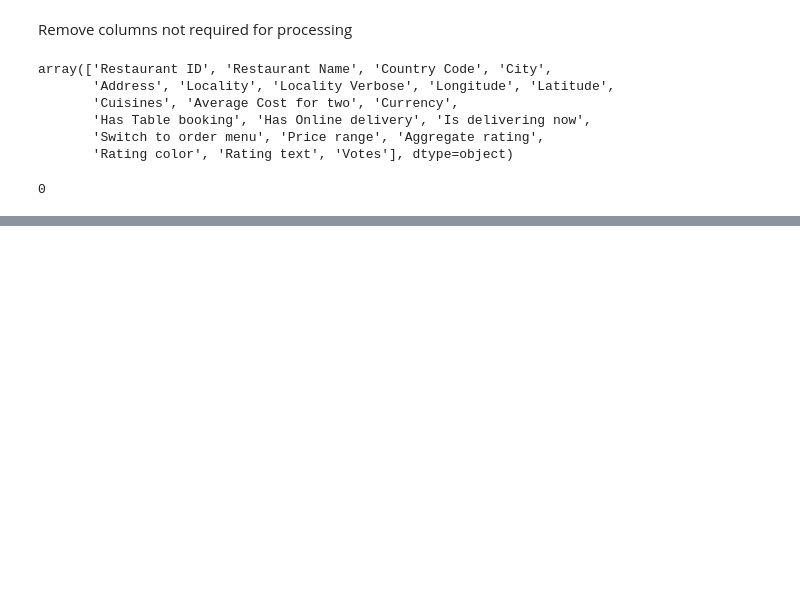
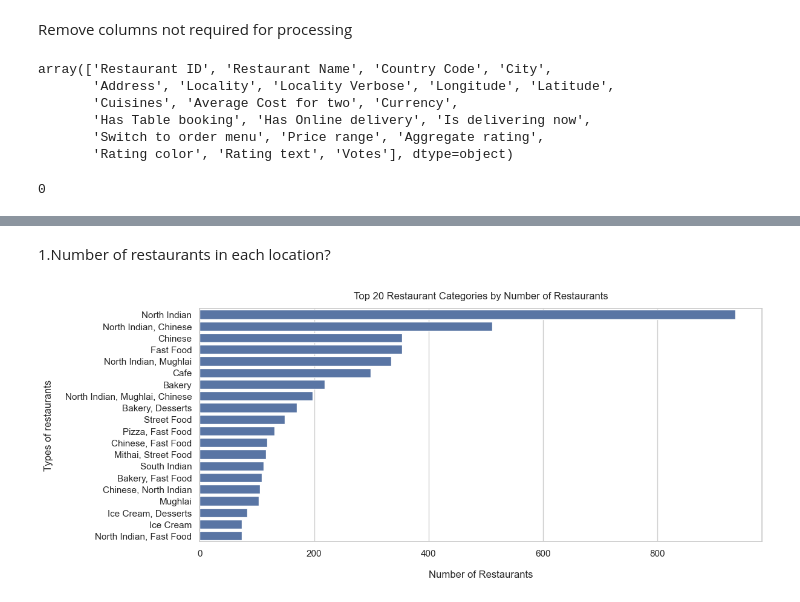
Before and after one commit to JoshMusira/EDA-Zomato-API-Analysis, a Jupyter notebook: EDA Business Scenario.ipynb, the cells around one changed output, grey strips where cells are left out. Saved outputs shown, nothing was run; the diff lists cells and outputs as text; code cells hidden in the pictures; blank space fills up the shorter version.

```diff
--- a/EDA Business Scenario.ipynb
+++ b/EDA Business Scenario.ipynb
@@ -325,0 +327,5 @@ plt.show()
+# %%
+
+# Drop unnecessary columns in zomato_df_u_4
+
+zomato_df_u_4.drop(columns=['AVG Cost_2','Votes'], inplace=True)
@@ -325,0 +341,25 @@ plt.show()
+# %% [markdown]
+1.Number of restaurants in each location?
+# %%
+
+# Set the style for seaborn
+sns.set(style="whitegrid")
+
+# Specify the number of top restaurant categories to display
+top_n_categories = 20
+
+# Get the top N restaurant categories by count
+top_categories = zomato_df_u_4['Cuisines'].value_counts().head(top_n_categories).index
+
+# Filter the DataFrame to include only the top restaurant categories
+top_categories_df = zomato_df_u_4[zomato_df_u_4['Cuisines'].isin(top_categories)]
+
+# Plot the count of restaurants in each top category
+plt.figure(figsize=(12, 5))
+sns.countplot(y='Cuisines', data=top_categories_df, order=top_categories)
+plt.xlabel('Number of Restaurants', labelpad=14)
+plt.ylabel('Types of restaurants', labelpad=14)
+plt.title(f'Top {top_n_categories} Restaurant Categories by Number of Restaurants', y=1.02)
+plt.show()
+# %% [output]
+[figure, added]
```
Also changed, not shown: parts of 36 cells of this notebook.
